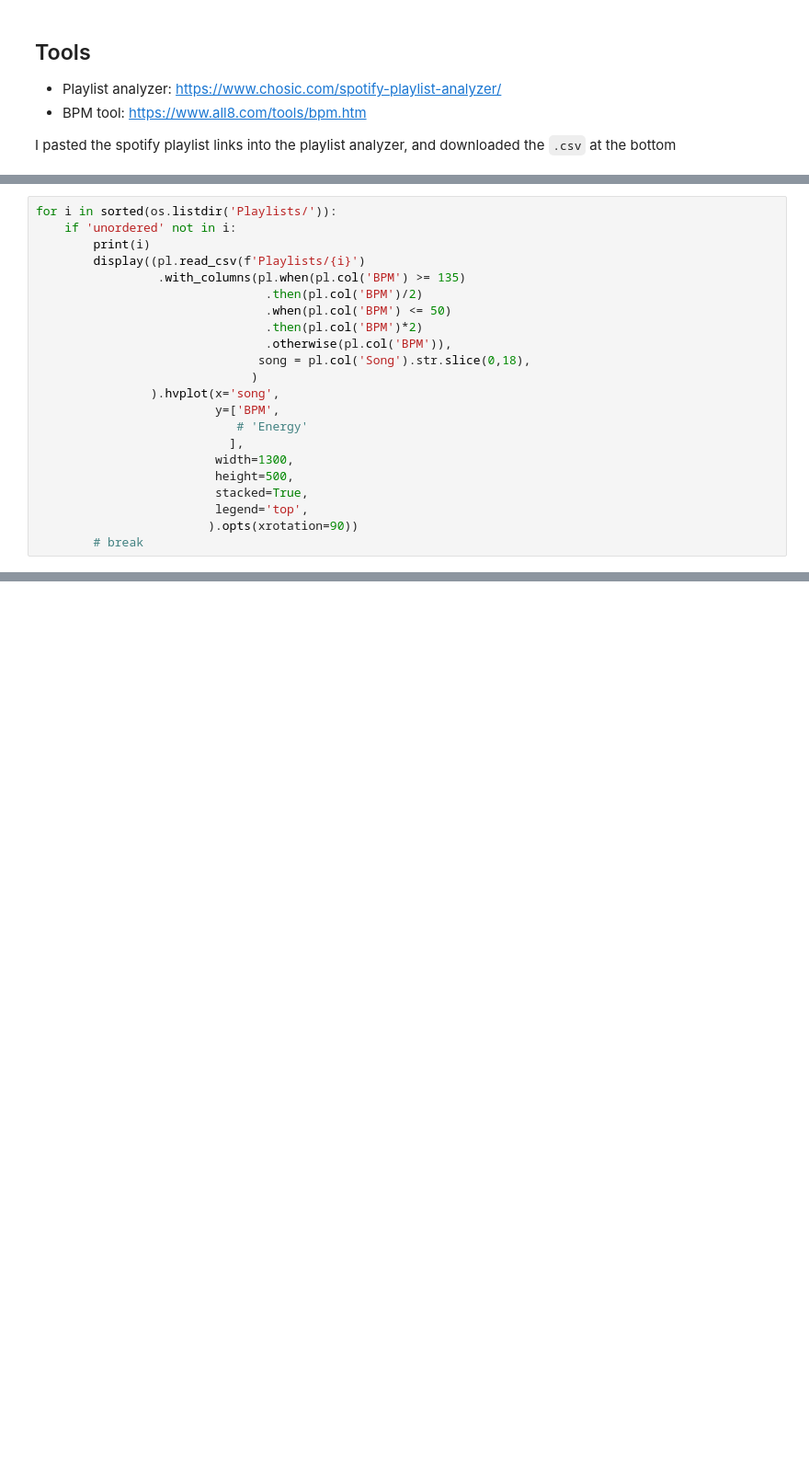
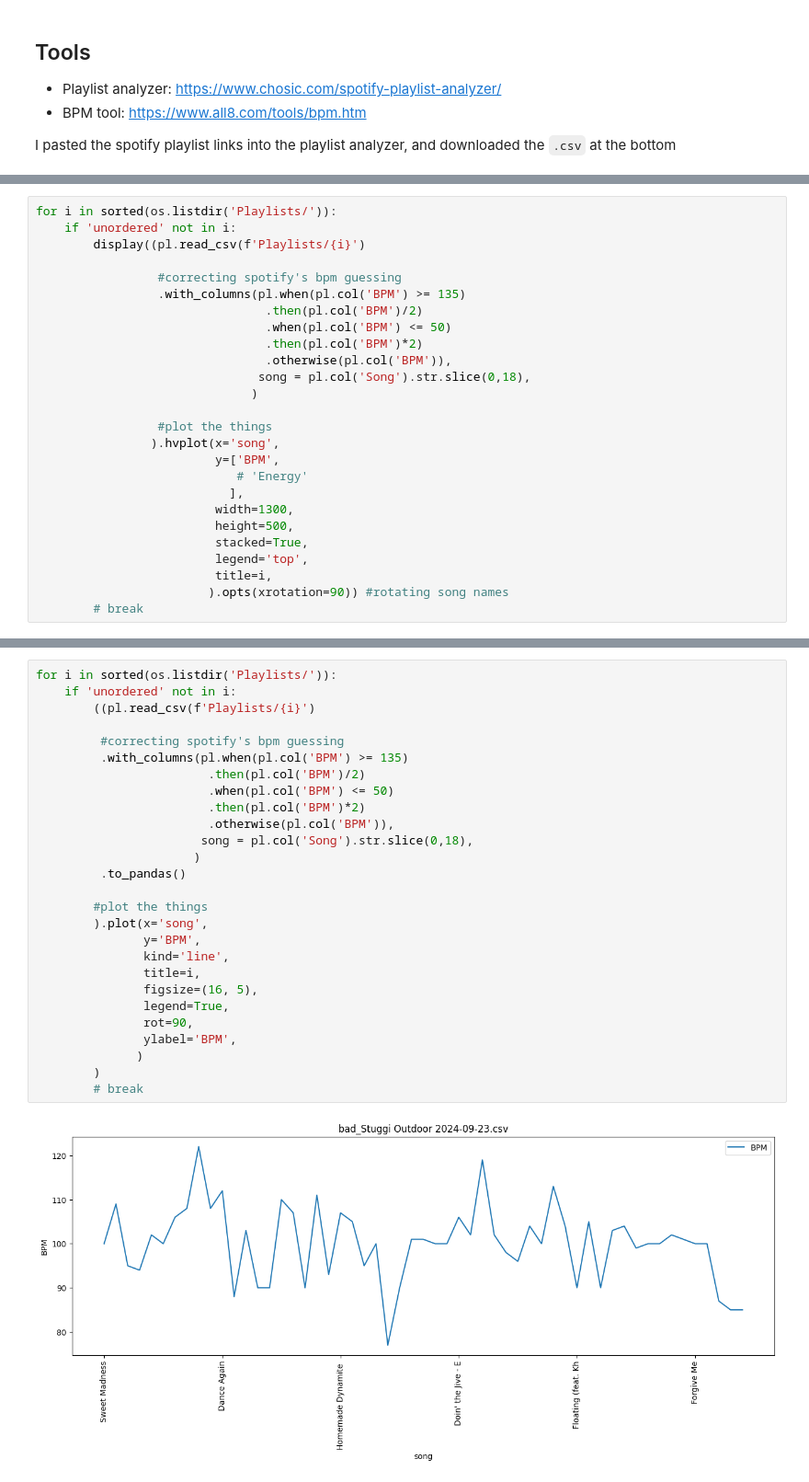
Before and after one commit to cr7pt0gr4ph7/westie-music-database, a Jupyter notebook: WCS_playlist_analysis.ipynb, the cells around one changed output, grey strips where cells are left out. Shown at 92% size. Saved outputs shown, nothing was run; the diff lists cells and outputs as text; blank space fills up the shorter version.

```diff
--- a/WCS_playlist_analysis.ipynb
+++ b/WCS_playlist_analysis.ipynb
@@ -33,8 +54,9 @@ shape: (25, 25)
 # %%
 for i in sorted(os.listdir('Playlists/')):
     if 'unordered' not in i:
-        print(i)
         display((pl.read_csv(f'Playlists/{i}')
+
+                 #correcting spotify's bpm guessing
                  .with_columns(pl.when(pl.col('BPM') >= 135)
                                 .then(pl.col('BPM')/2)
                                 .when(pl.col('BPM') <= 50)
@@ -42,6 +64,8 @@ for i in sorted(os.listdir('Playlists/')):
                                 .otherwise(pl.col('BPM')),
                                song = pl.col('Song').str.slice(0,18),
                               )
+
+                 #plot the things
                 ).hvplot(x='song',
                          y=['BPM',
                             # 'Energy'
@@ -50,6 +74,7 @@ for i in sorted(os.listdir('Playlists/')):
                          height=500,
                          stacked=True,
                          legend='top',
-                        ).opts(xrotation=90))
+                         title=i,
+                        ).opts(xrotation=90)) #rotating song names
         # break
 # %% [output]
@@ -68,0 +96,29 @@ good_2024.06.28 Liberty.csv
+# %%
+for i in sorted(os.listdir('Playlists/')):
+    if 'unordered' not in i:
+        ((pl.read_csv(f'Playlists/{i}')
+
+         #correcting spotify's bpm guessing
+         .with_columns(pl.when(pl.col('BPM') >= 135)
+                        .then(pl.col('BPM')/2)
+                        .when(pl.col('BPM') <= 50)
+                        .then(pl.col('BPM')*2)
+                        .otherwise(pl.col('BPM')),
+                       song = pl.col('Song').str.slice(0,18),
+                      )
+         .to_pandas()
+
+        #plot the things
+        ).plot(x='song',
+               y='BPM',
+               kind='line',
+               title=i,
+               figsize=(16, 5),
+               legend=True,
+               rot=90,
+               ylabel='BPM',
+              )
+        )
+        # break
+# %% [output]
+[figure, added]
```
Also changed, not shown: parts of 5 cells of this notebook.
